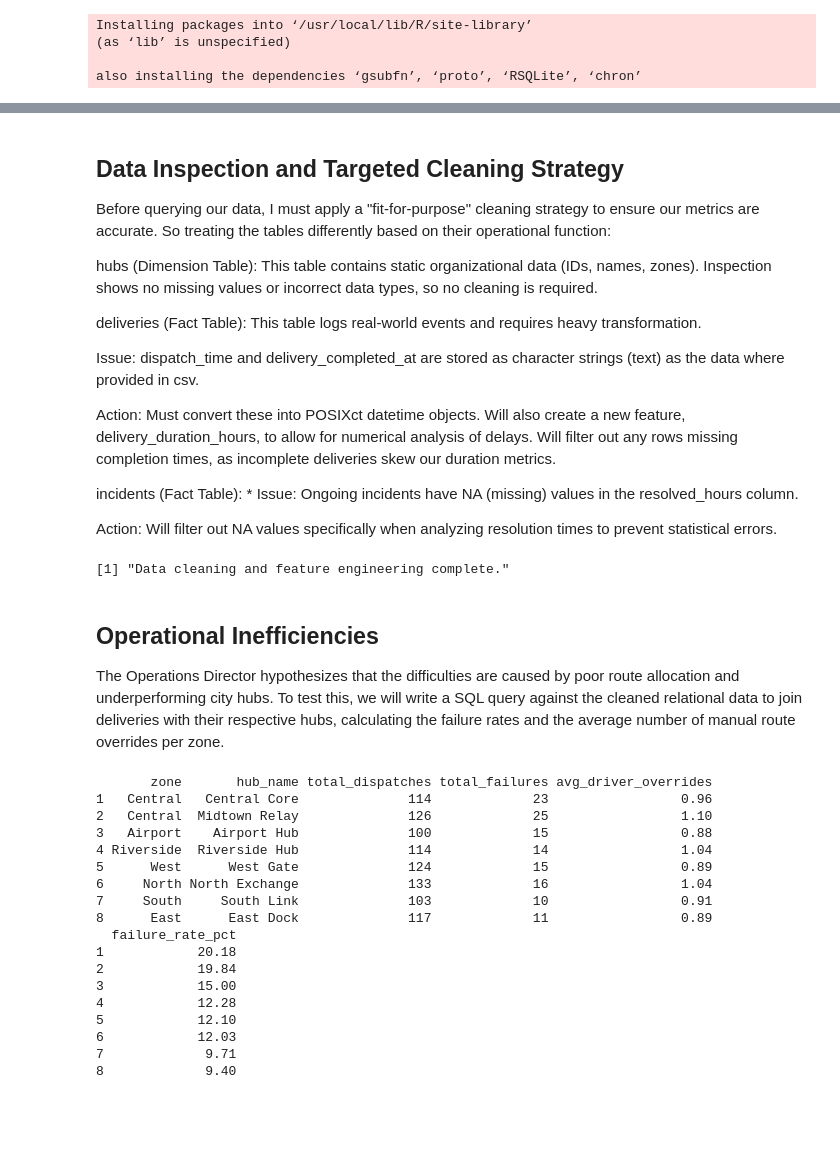
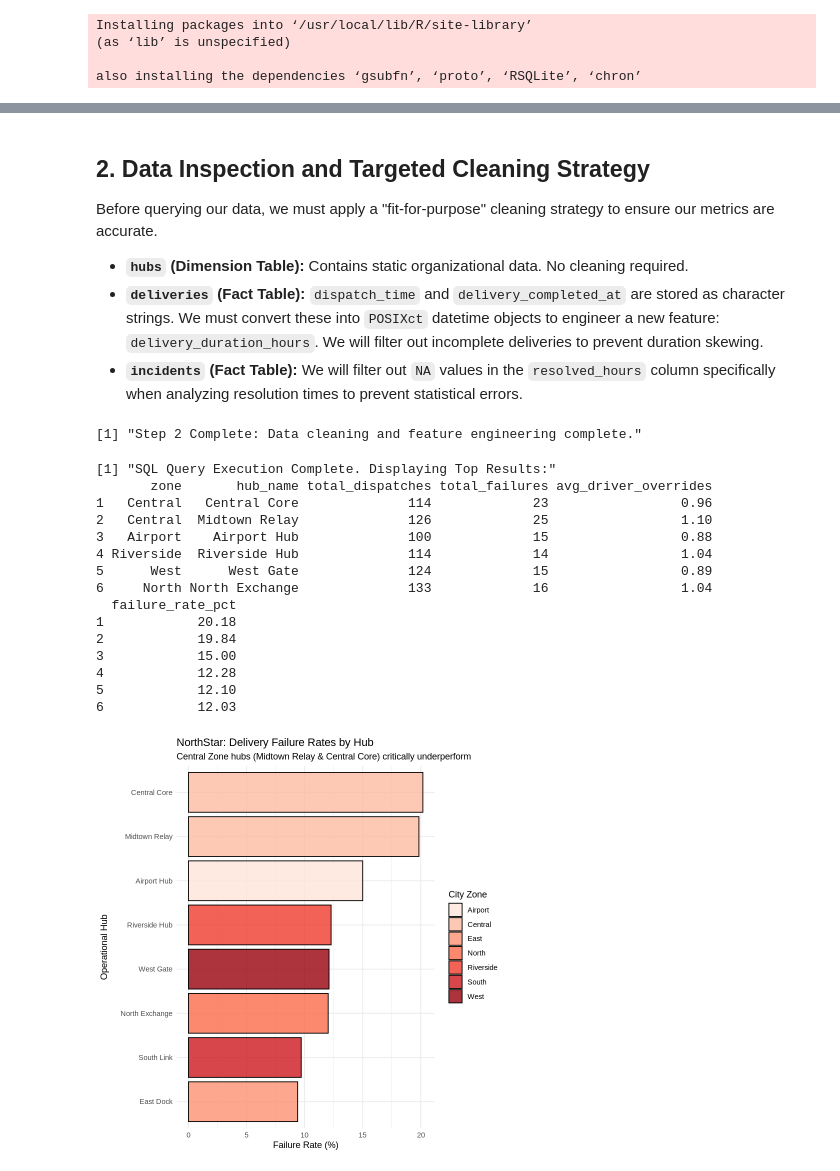
Before and after one commit to ViniUK00/NorthStar-Analytics-Coursework, a Jupyter notebook: SQL_AND_R_ANALYTICS.ipynb, the cells around one changed output, grey strips where cells are left out. Saved outputs shown, nothing was run; the diff lists cells and outputs as text; code cells hidden in the pictures; blank space fills up the shorter version.

```diff
--- a/SQL_AND_R_ANALYTICS.ipynb
+++ b/SQL_AND_R_ANALYTICS.ipynb
@@ -30,20 +54,11 @@ print("Data loaded successfully!")
 # %% [markdown]
-## Data Inspection and Targeted Cleaning Strategy
-
-Before querying our data, I must apply a "fit-for-purpose" cleaning strategy to ensure our metrics are accurate. So treating the tables differently based on their operational function:
-
-hubs (Dimension Table): This table contains static organizational data (IDs, names, zones). Inspection shows no missing values or incorrect data types, so no cleaning is required.
-
-deliveries (Fact Table): This table logs real-world events and requires heavy transformation.
-
-Issue: dispatch_time and delivery_completed_at are stored as character strings (text) as the data where provided in csv.
-
-Action: Must convert these into POSIXct datetime objects. Will also create a new feature, delivery_duration_hours, to allow for numerical analysis of delays. Will filter out any rows missing completion times, as incomplete deliveries skew our duration metrics.
-
-incidents (Fact Table): * Issue: Ongoing incidents have NA (missing) values in the resolved_hours column.
-
-Action: Will filter out NA values specifically when analyzing resolution times to prevent statistical errors.
+## 2. Data Inspection and Targeted Cleaning Strategy
+Before querying our data, we must apply a "fit-for-purpose" cleaning strategy to ensure our metrics are accurate.
+* **`hubs` (Dimension Table):** Contains static organizational data. No cleaning required.
+* **`deliveries` (Fact Table):** `dispatch_time` and `delivery_completed_at` are stored as character strings. We must convert these into `POSIXct` datetime objects to engineer a new feature: `delivery_duration_hours`. We will filter out incomplete deliveries to prevent duration skewing.
+* **`incidents` (Fact Table):** We will filter out `NA` values in the `resolved_hours` column specifically when analyzing resolution times to prevent statistical errors.
 # %%
+# Clean the deliveries data and engineer the duration feature
 deliveries_clean <- deliveries %>%
   filter(!is.na(delivery_completed_at)) %>%
   mutate(
@@ -56,17 +71,14 @@ deliveries_clean <- deliveries %>%
 incidents_clean <- incidents %>%
   filter(!is.na(resolved_hours))
 
-print("Data cleaning and feature engineering complete.")
+print("Step 2 Complete: Data cleaning and feature engineering complete.")
 # %% [output]
-[1] "Data cleaning and feature engineering complete."
+[1] "Step 2 Complete: Data cleaning and feature engineering complete."
-# %% [markdown]
-## Operational Inefficiencies
-The Operations Director hypothesizes that the difficulties are caused by poor route allocation and underperforming city hubs. To test this, we will write a SQL query against the cleaned relational data to join deliveries with their respective hubs, calculating the failure rates and the average number of manual route overrides per zone.
 # %%
+# Optimize memory by sub-setting only the necessary columns for the SQL join
 deliveries_lite <- deliveries_clean[, c("delivery_id", "hub_id", "delivery_status", "manual_route_override_count")]
 hubs_lite <- hubs[, c("hub_id", "zone", "hub_name")]
 
-# SQL
 query <- "
 SELECT
     h.zone,
@@ -74,35 +86,50 @@ SELECT
     COUNT(d.delivery_id) AS total_dispatches,
     SUM(CASE WHEN d.delivery_status = 'Failed' THEN 1 ELSE 0 END) AS total_failures,
     ROUND(AVG(d.manual_route_override_count), 2) AS avg_driver_overrides,
     ROUND((CAST(SUM(CASE WHEN d.delivery_status = 'Failed' THEN 1 ELSE 0 END) AS FLOAT) / COUNT(d.delivery_id)) * 100, 2) AS failure_rate_pct
 FROM
     deliveries_lite d
 JOIN
     hubs_lite h ON d.hub_id = h.hub_id
 GROUP BY
     h.zone, h.hub_name
 ORDER BY
     failure_rate_pct DESC;
 "
 
 hub_performance <- sqldf(query)
-print(hub_performance)
+print("SQL Query Execution Complete. Displaying Top Results:")
+print(head(hub_performance))
+
+# Visualisation 1: Hub Failure Rates from SQL Output
+p1 <- ggplot(hub_performance, aes(x = reorder(hub_name, failure_rate_pct), y = failure_rate_pct, fill = zone)) +
+  geom_bar(stat = "identity", color = "black", alpha = 0.8) +
+  coord_flip() +
+  theme_minimal() +
+  labs(
+    title = "NorthStar: Delivery Failure Rates by Hub",
+    subtitle = "Central Zone hubs (Midtown Relay & Central Core) critically underperform",
+    x = "Operational Hub",
+    y = "Failure Rate (%)",
+    fill = "City Zone"
+  ) +
+  scale_fill_brewer(palette = "Reds")
+
+print(p1)
 # %% [output]
+[1] "SQL Query Execution Complete. Displaying Top Results:"
        zone       hub_name total_dispatches total_failures avg_driver_overrides
 1   Central   Central Core              114             23                 0.96
 2   Central  Midtown Relay              126             25                 1.10
 3   Airport    Airport Hub              100             15                 0.88
 4 Riverside  Riverside Hub              114             14                 1.04
 5      West      West Gate              124             15                 0.89
 6     North North Exchange              133             16                 1.04
-7     South     South Link              103             10                 0.91
-8      East      East Dock              117             11                 0.89
   failure_rate_pct
 1            20.18
 2            19.84
 3            15.00
 4            12.28
 5            12.10
 6            12.03
-7             9.71
-8             9.40
+[figure, added]
```
Also changed, not shown: parts of 9 cells of this notebook.
